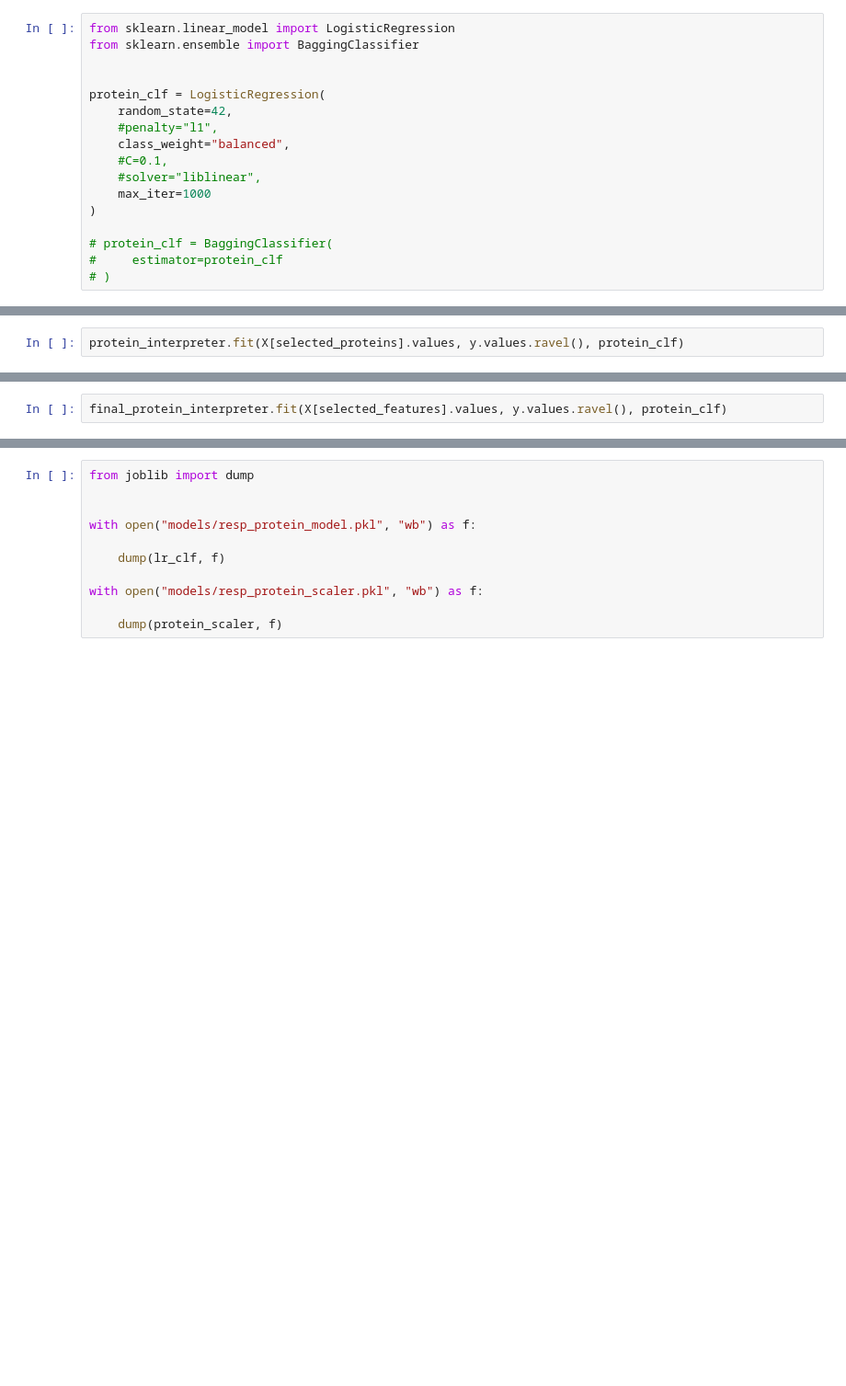
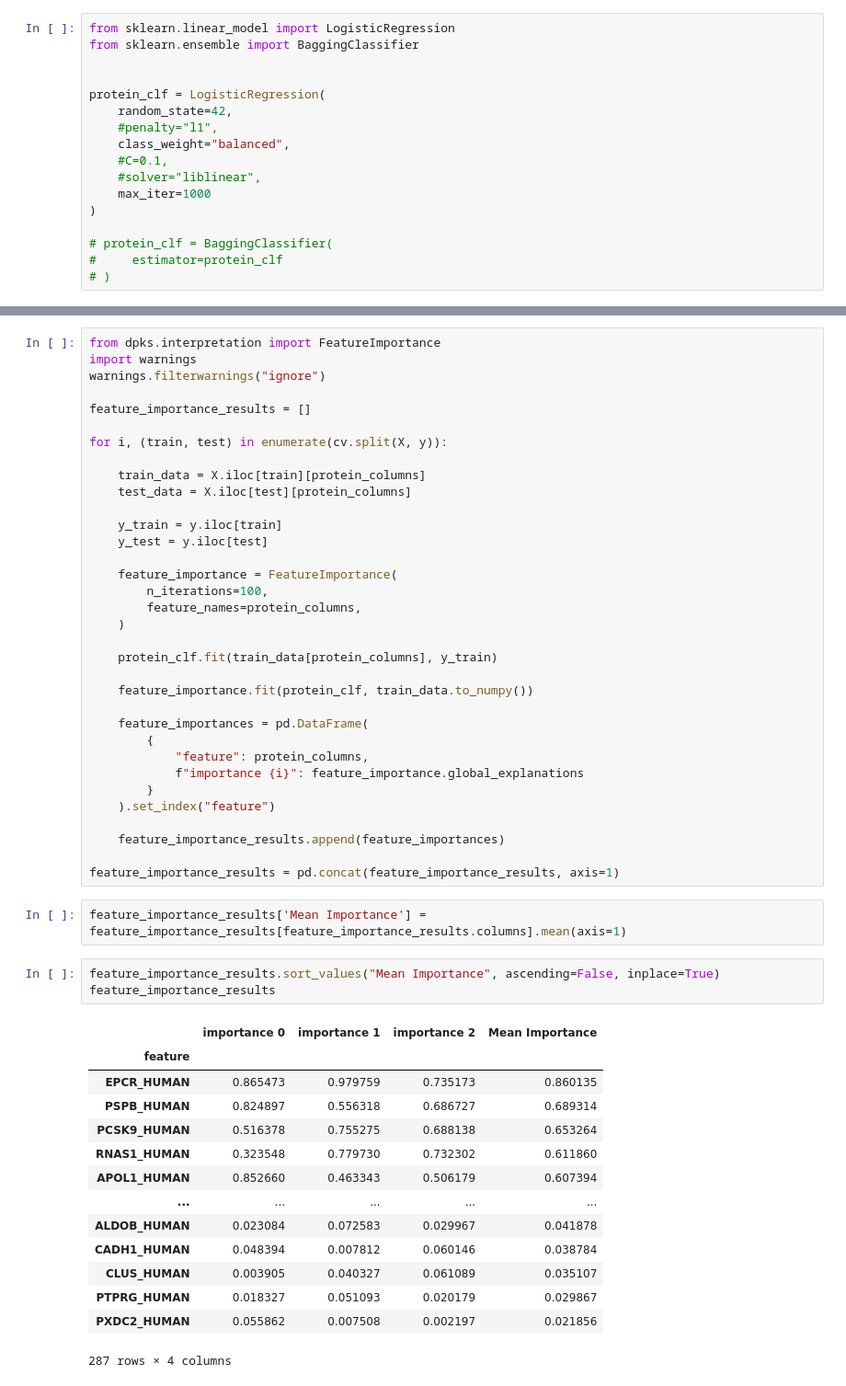
Before and after one commit to InfectionMedicineProteomics/DigitalFamilyAnalysis, a Jupyter notebook: 3_feature_selection_organ_dysfunction/organ_0_resp_pruned_labels.ipynb, the cells around one changed output, grey strips where cells are left out. Shown at 92% size. Cells and saved outputs as stored; diff of their text form; blank space fills up the shorter version.

Commit message:
Organ Dysfunction Models

```diff
--- a/3_feature_selection_organ_dysfunction/organ_0_resp_pruned_labels.ipynb
+++ b/3_feature_selection_organ_dysfunction/organ_0_resp_pruned_labels.ipynb
@@ -338,2 +184,0 @@ protein_interpreter = BootstrapInterpreter(
-# %%
-protein_interpreter.fit(X[selected_proteins].values, y.values.ravel(), protein_clf)
@@ -438,2 +184,0 @@ final_protein_interpreter = BootstrapInterpreter(
-# %%
-final_protein_interpreter.fit(X[selected_features].values, y.values.ravel(), protein_clf)
@@ -772,11 +185,54 @@ sns.histplot(
-# %%
-from joblib import dump
-
-
-with open("models/resp_protein_model.pkl", "wb") as f:
-
-    dump(lr_clf, f)
-
-with open("models/resp_protein_scaler.pkl", "wb") as f:
-
-    dump(protein_scaler, f)
+# %%
+from dpks.interpretation import FeatureImportance
+import warnings
+warnings.filterwarnings("ignore")
+
+feature_importance_results = []
+
+for i, (train, test) in enumerate(cv.split(X, y)):
+
+    train_data = X.iloc[train][protein_columns]
+    test_data = X.iloc[test][protein_columns]
+
+    y_train = y.iloc[train]
+    y_test = y.iloc[test]
+
+    feature_importance = FeatureImportance(
+        n_iterations=100,
+        feature_names=protein_columns,
+    )
+
+    protein_clf.fit(train_data[protein_columns], y_train)
+
+    feature_importance.fit(protein_clf, train_data.to_numpy())
+
+    feature_importances = pd.DataFrame(
+        {
+            "feature": protein_columns,
+            f"importance {i}": feature_importance.global_explanations
+        }
+    ).set_index("feature")
+
+    feature_importance_results.append(feature_importances)
+
+feature_importance_results = pd.concat(feature_importance_results, axis=1)
+# %%
+feature_importance_results['Mean Importance'] = feature_importance_results[feature_importance_results.columns].mean(axis=1)
+# %%
+feature_importance_results.sort_values("Mean Importance", ascending=False, inplace=True)
+feature_importance_results
+# %% [output]
+|  | importance 0 | importance 1 | importance 2 | Mean Importance |
+| feature |  |  |  |  |
+| EPCR_HUMAN | 0.865473 | 0.979759 | 0.735173 | 0.860135 |
+| PSPB_HUMAN | 0.824897 | 0.556318 | 0.686727 | 0.689314 |
+| PCSK9_HUMAN | 0.516378 | 0.755275 | 0.688138 | 0.653264 |
+| RNAS1_HUMAN | 0.323548 | 0.779730 | 0.732302 | 0.611860 |
+| APOL1_HUMAN | 0.852660 | 0.463343 | 0.506179 | 0.607394 |
+| ... | ... | ... | ... | ... |
+| ALDOB_HUMAN | 0.023084 | 0.072583 | 0.029967 | 0.041878 |
+| CADH1_HUMAN | 0.048394 | 0.007812 | 0.060146 | 0.038784 |
+| CLUS_HUMAN | 0.003905 | 0.040327 | 0.061089 | 0.035107 |
+| PTPRG_HUMAN | 0.018327 | 0.051093 | 0.020179 | 0.029867 |
+| PXDC2_HUMAN | 0.055862 | 0.007508 | 0.002197 | 0.021856 |
+287 rows × 4 columns
```
Also changed, not shown: parts of 80 cells of this notebook, 19 other files.
